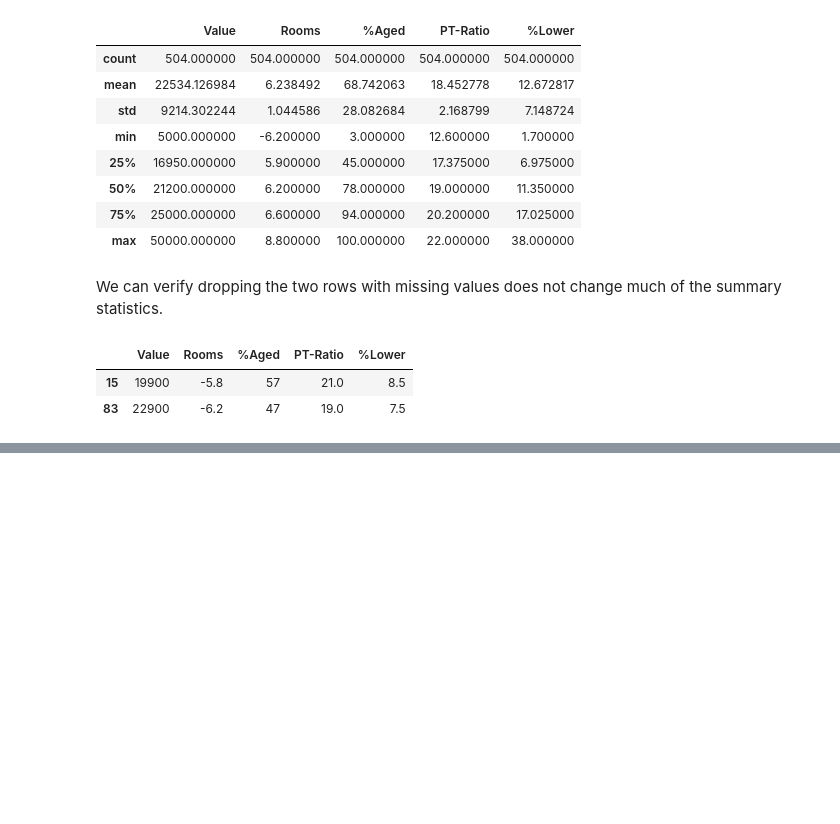
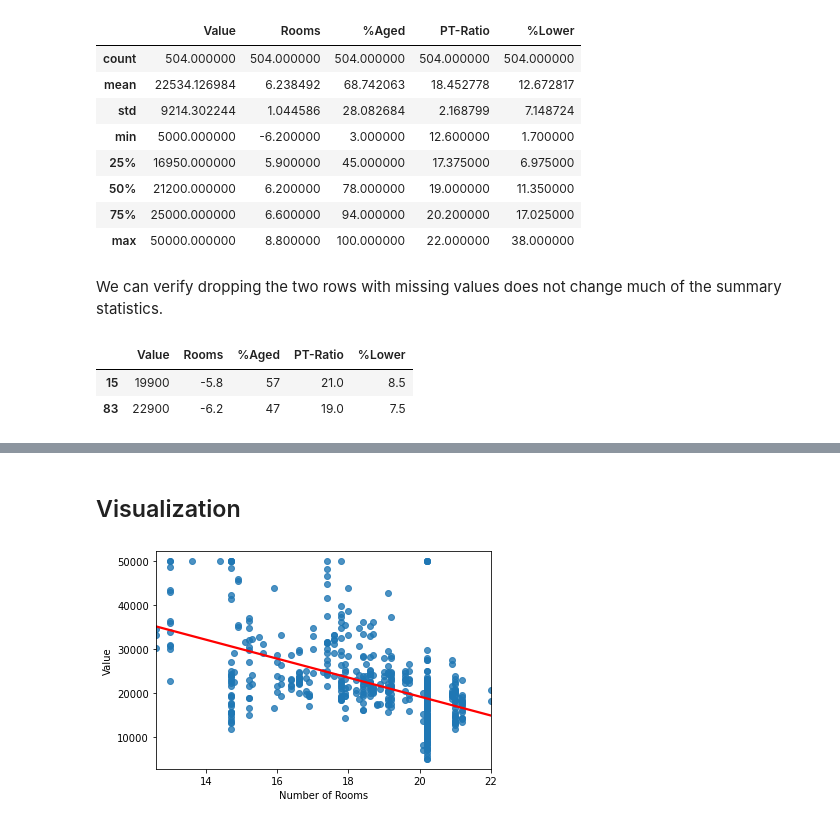
Before and after one commit to hchenfeng/Introduction-to-Machine-Learning, a Jupyter notebook: notebooks/project1.ipynb, the cells around one changed output, grey strips where cells are left out. Cells and saved outputs as stored; diff of their text form; code cells hidden in the pictures; blank space fills up the shorter version.

```diff
--- a/notebooks/project1.ipynb
+++ b/notebooks/project1.ipynb
@@ -3,2 +10,2 @@ import pandas as pd
 # %%
-housing = pd.read_csv("~/Downloads/housing.txt", sep='\s+')
+housing = pd.read_csv("../data/housing.txt", sep='\s+')
@@ -65,0 +75,10 @@ housing[housing['Rooms'] < 0]
+# %%
+neg_index = housing_no_missing.Rooms < 0
+
+housing_no_neg = housing_no_missing.drop(housing_no_missing[neg_index].index)
+
+housing_neg_to_posi = housing_no_missing[neg_index].assign(
+    Rooms = lambda df:df.Rooms.abs()
+)
+
+h = housing_neg_to_posi.append(housing_no_neg).sort_index()
@@ -65,0 +151,8 @@ housing[housing['Rooms'] < 0]
+# %% [markdown]
+## Visualization
+# %%
+s_t = sns.regplot(x=h['PT-Ratio'], y=h.Value, data=h, ci=None, line_kws={'color': 'red'})
+s_t.set(xlabel="Number of Rooms")
+plt.show()
+# %% [output]
+[figure, added]
```
Also changed, not shown: parts of 19 cells of this notebook.
